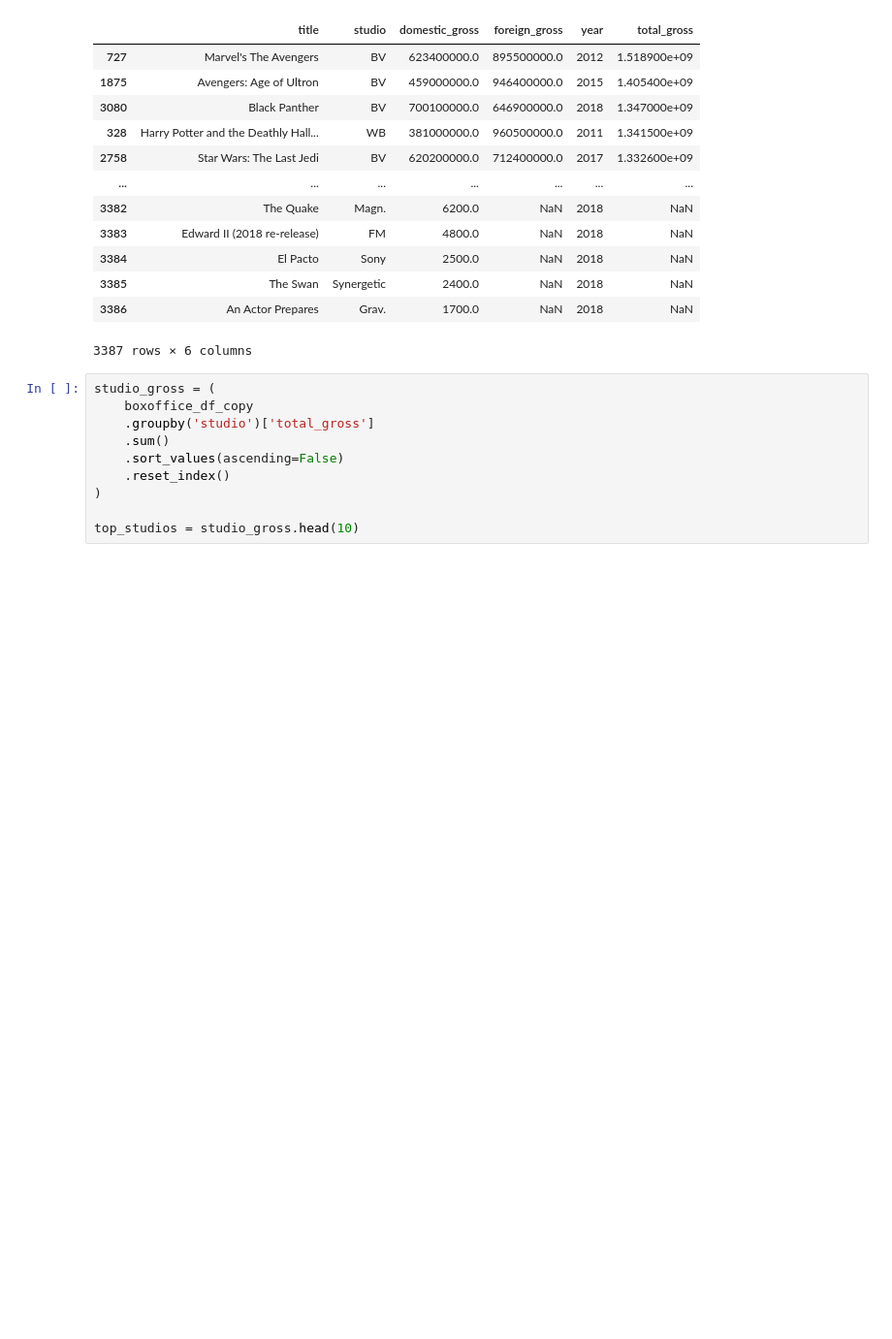
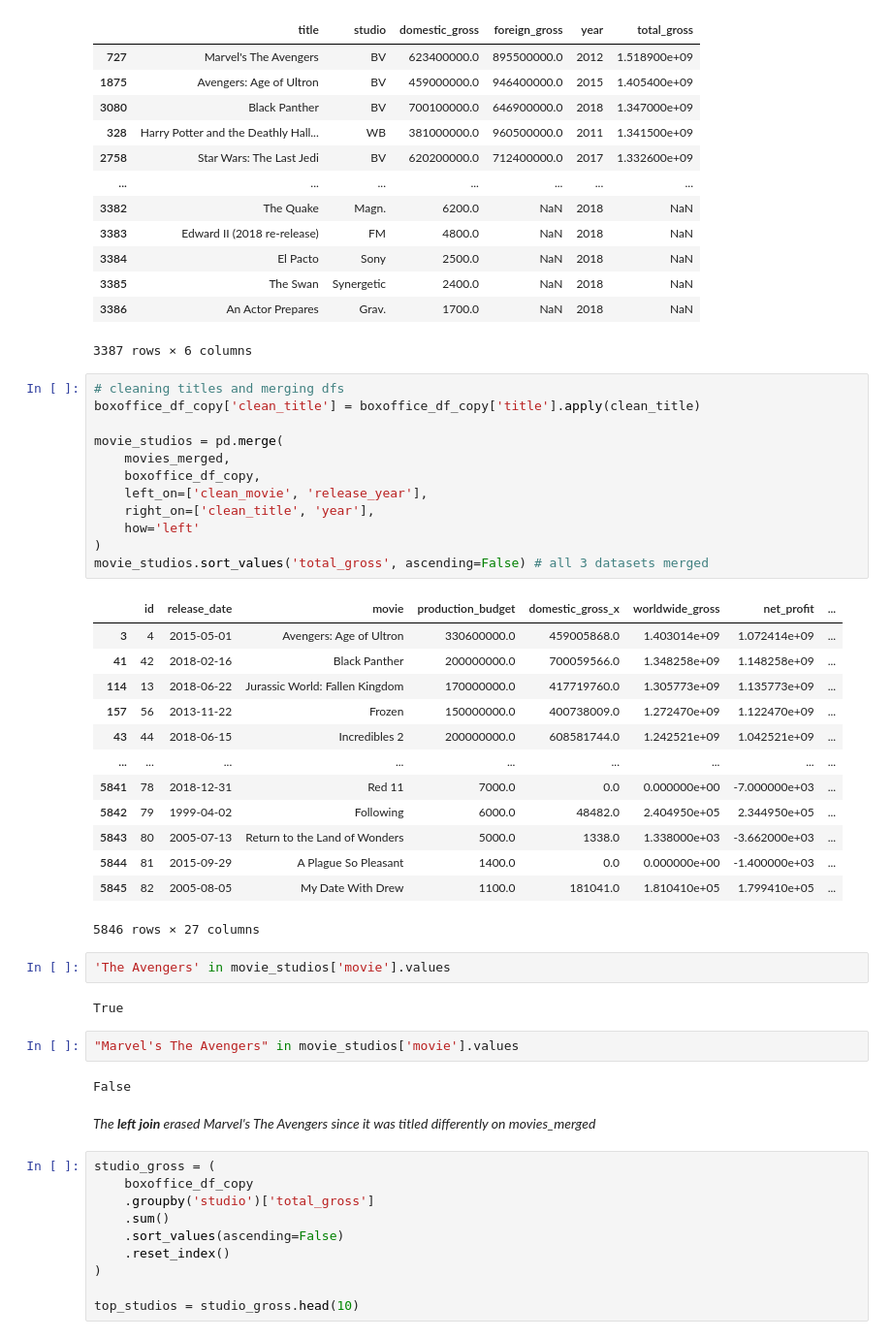
Before and after one commit to clivekinyanjui/DS-Phase_2-Group_3-Project, a Jupyter notebook: Notebook/index.ipynb, the cells around one changed output. Shown at 97% size. Saved outputs shown, nothing was run; the diff lists cells and outputs as text; blank space fills up the shorter version.

```diff
--- a/Notebook/index.ipynb
+++ b/Notebook/index.ipynb
@@ -679,6 +678,42 @@ boxoffice_df_copy.sort_values('total_gross', ascending=False)
 | 3385 | The Swan | Synergetic | 2400.0 | NaN | 2018 | NaN |
 | 3386 | An Actor Prepares | Grav. | 1700.0 | NaN | 2018 | NaN |
 3387 rows × 6 columns
+# %%
+# cleaning titles and merging dfs
+boxoffice_df_copy['clean_title'] = boxoffice_df_copy['title'].apply(clean_title)
+
+movie_studios = pd.merge(
+    movies_merged,
+    boxoffice_df_copy,
+    left_on=['clean_movie', 'release_year'],
+    right_on=['clean_title', 'year'],
+    how='left'
+)
+movie_studios.sort_values('total_gross', ascending=False) # all 3 datasets merged
+# %% [output]
+|  | id | release_date | movie | production_budget | domestic_gross_x | worldwide_gross | net_profit | ... |
+| 3 | 4 | 2015-05-01 | Avengers: Age of Ultron | 330600000.0 | 459005868.0 | 1.403014e+09 | 1.072414e+09 | ... |
+| 41 | 42 | 2018-02-16 | Black Panther | 200000000.0 | 700059566.0 | 1.348258e+09 | 1.148258e+09 | ... |
+| 114 | 13 | 2018-06-22 | Jurassic World: Fallen Kingdom | 170000000.0 | 417719760.0 | 1.305773e+09 | 1.135773e+09 | ... |
+| 157 | 56 | 2013-11-22 | Frozen | 150000000.0 | 400738009.0 | 1.272470e+09 | 1.122470e+09 | ... |
+| 43 | 44 | 2018-06-15 | Incredibles 2 | 200000000.0 | 608581744.0 | 1.242521e+09 | 1.042521e+09 | ... |
+| ... | ... | ... | ... | ... | ... | ... | ... | ... |
+| 5841 | 78 | 2018-12-31 | Red 11 | 7000.0 | 0.0 | 0.000000e+00 | -7.000000e+03 | ... |
+| 5842 | 79 | 1999-04-02 | Following | 6000.0 | 48482.0 | 2.404950e+05 | 2.344950e+05 | ... |
+| 5843 | 80 | 2005-07-13 | Return to the Land of Wonders | 5000.0 | 1338.0 | 1.338000e+03 | -3.662000e+03 | ... |
+| 5844 | 81 | 2015-09-29 | A Plague So Pleasant | 1400.0 | 0.0 | 0.000000e+00 | -1.400000e+03 | ... |
+| 5845 | 82 | 2005-08-05 | My Date With Drew | 1100.0 | 181041.0 | 1.810410e+05 | 1.799410e+05 | ... |
+5846 rows × 27 columns
+# %%
+'The Avengers' in movie_studios['movie'].values
+# %% [output]
+True
+# %%
+"Marvel's The Avengers" in movie_studios['movie'].values
+# %% [output]
+False
+# %% [markdown]
+_The **left join** erased Marvel's The Avengers since it was titled differently on movies_merged_
 # %%
 studio_gross = (
     boxoffice_df_copy
```
Also changed, not shown: parts of 3 cells of this notebook.
